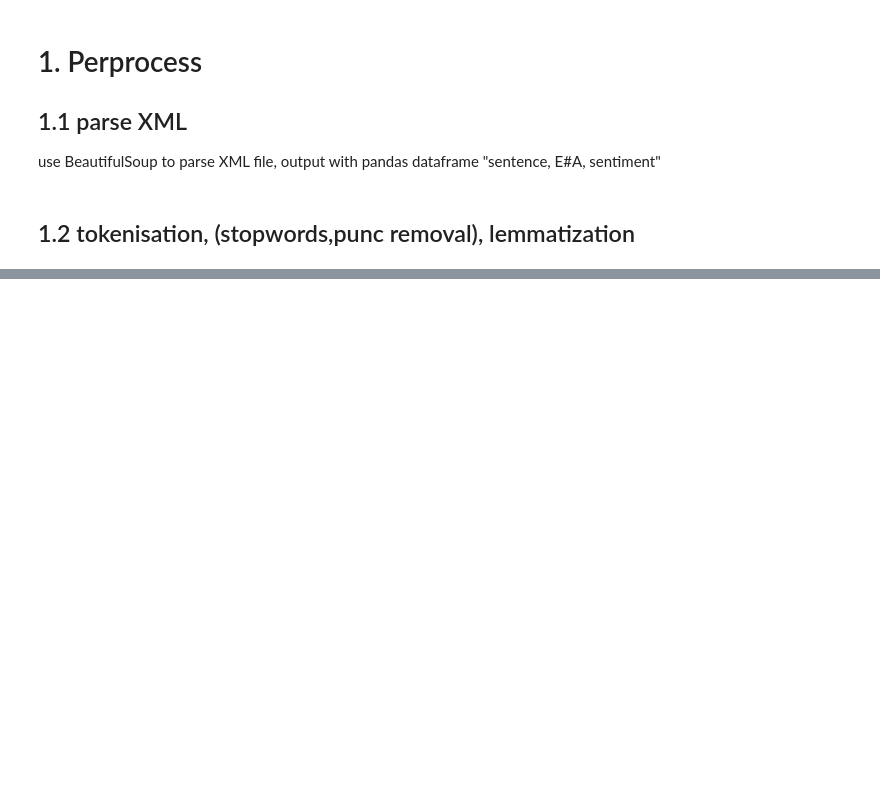
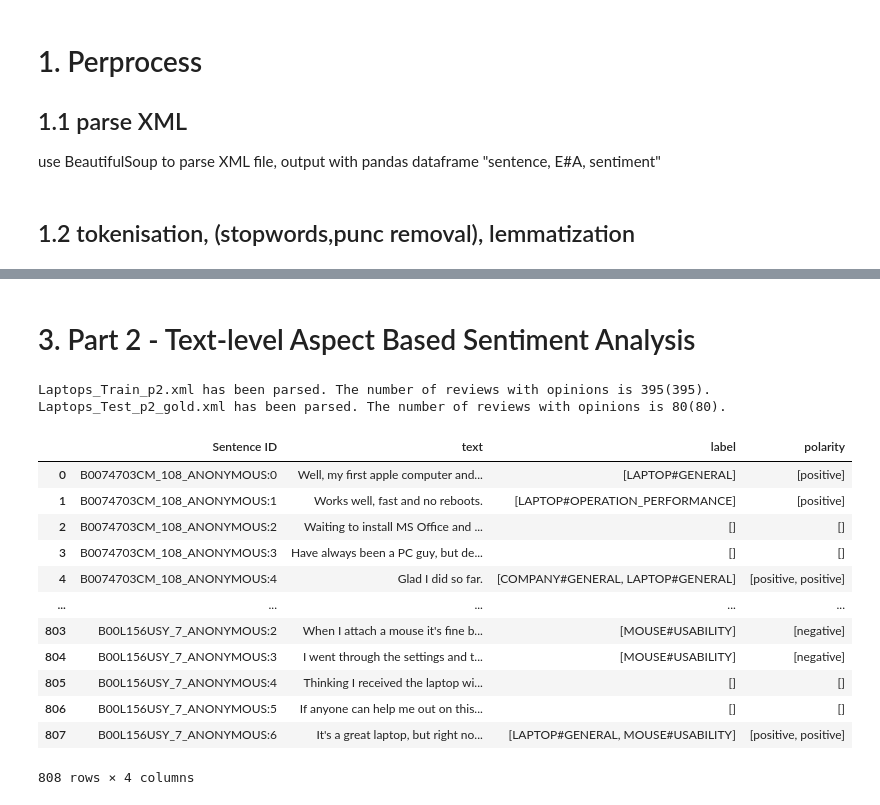
Before and after one commit to xinpengwoo/UoB, a Jupyter notebook: NLP/Proj/main.ipynb, the cells around one changed output, grey strips where cells are left out. Cells and saved outputs as stored; diff of their text form; code cells hidden in the pictures; blank space fills up the shorter version.

```diff
--- a/NLP/Proj/main.ipynb
+++ b/NLP/Proj/main.ipynb
@@ -29,9 +29,9 @@ def parseXML(path):
 
     # Create a pandas dataframe from the extracted data
     df = pd.DataFrame({'Sentence ID': sentence_ids,
-                       'Text': texts,
-                       'Categories': categories,
-                       'Polarities': polarities})
+                       'text': texts,
+                       'label': categories,
+                       'polarity': polarities})
     print(f'{path.split("/")[-1]} has been parsed. The number of sentences with opinions is '
           f"{len(soup.find_all('Opinions'))}({len(soup.find_all('sentence'))}).")
 
@@ -373,0 +399,32 @@ weighted avg       0.72      0.74      0.72       801
+# %%
+def sentiment_anaylysis_LogisticRegressionClf(features='unigram'):
+    """
+        Train the classifer using selected data, make predictions on training data and
+        Generate classification report for training data
+
+        parameter:
+            features: String
+            which consists of customised features "unigram,Tfidf,..." splitted by ","
+            and will be used by the training of classifier
+    """
+    Laptops_Train_p1 = parseXML("./data/Laptops_Train_p1.xml")
+    Laptops_Test_p1_gold = parseXML("./data/Laptops_Test_p1_gold.xml")
+
+    # Feature selection
+    x_train, x_test, y_train, y_test = sentiment_analysis_feature_selection(Laptops_Train_p1, Laptops_Test_p1_gold, features=features)
+
+    # Create an instance of LogisticRegression
+    clf = LogisticRegression(max_iter=1000)
+    clf.fit(x_train, y_train)
+
+    # Make predictions on training data
+    y_pred = clf.predict(x_test)
+
+    # Generate classification report for training data
+    classification_report_train = classification_report(y_test, y_pred)
+    print("Classification Report (Training Data):\n", classification_report_train)
+
+    # Data format alignment
+    test_aligned = dataframe_undoexpansion(y_pred, Laptops_Test_p1_gold)
+
+    return test_aligned
@@ -373,0 +446,2 @@ weighted avg       0.72      0.74      0.72       801
+# %% [markdown]
+# 3. Part 2 - Text-level Aspect Based Sentiment Analysis
@@ -373,0 +450,22 @@ weighted avg       0.72      0.74      0.72       801
+# %%
+Laptops_Train_p2 = parseXML_p2("./data/Laptops_Train_p2.xml")
+Laptops_Test_p2_gold = parseXML_p2("./data/Laptops_Test_p2_gold.xml")
+# %% [output]
+Laptops_Train_p2.xml has been parsed. The number of reviews with opinions is 395(395).
+Laptops_Test_p2_gold.xml has been parsed. The number of reviews with opinions is 80(80).
+# %%
+test_aligned
+# %% [output]
+|  | Sentence ID | text | label | polarity |
+| 0 | B0074703CM_108_ANONYMOUS:0 | Well, my first apple computer and... | [LAPTOP#GENERAL] | [positive] |
+| 1 | B0074703CM_108_ANONYMOUS:1 | Works well, fast and no reboots. | [LAPTOP#OPERATION_PERFORMANCE] | [positive] |
+| 2 | B0074703CM_108_ANONYMOUS:2 | Waiting to install MS Office and ... | [] | [] |
+| 3 | B0074703CM_108_ANONYMOUS:3 | Have always been a PC guy, but de... | [] | [] |
+| 4 | B0074703CM_108_ANONYMOUS:4 | Glad I did so far. | [COMPANY#GENERAL, LAPTOP#GENERAL] | [positive, positive] |
+| ... | ... | ... | ... | ... |
+| 803 | B00L156USY_7_ANONYMOUS:2 | When I attach a mouse it's fine b... | [MOUSE#USABILITY] | [negative] |
+| 804 | B00L156USY_7_ANONYMOUS:3 | I went through the settings and t... | [MOUSE#USABILITY] | [negative] |
+| 805 | B00L156USY_7_ANONYMOUS:4 | Thinking I received the laptop wi... | [] | [] |
+| 806 | B00L156USY_7_ANONYMOUS:5 | If anyone can help me out on this... | [] | [] |
+| 807 | B00L156USY_7_ANONYMOUS:6 | It's a great laptop, but right no... | [LAPTOP#GENERAL, MOUSE#USABILITY] | [positive, positive] |
+808 rows × 4 columns
```
Also changed, not shown: parts of 20 cells of this notebook.
